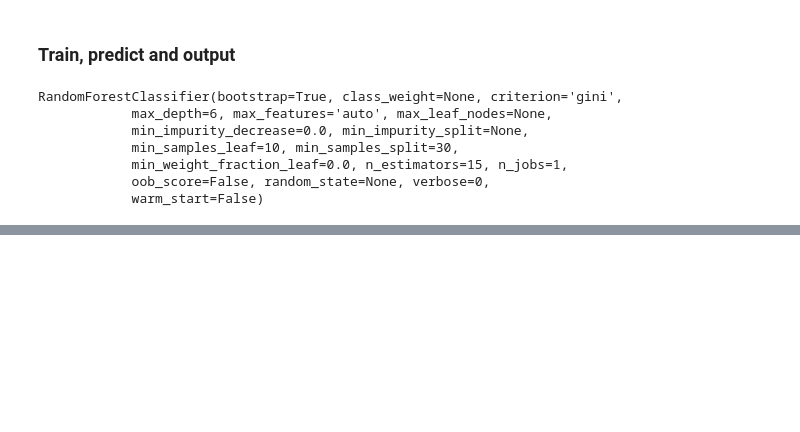
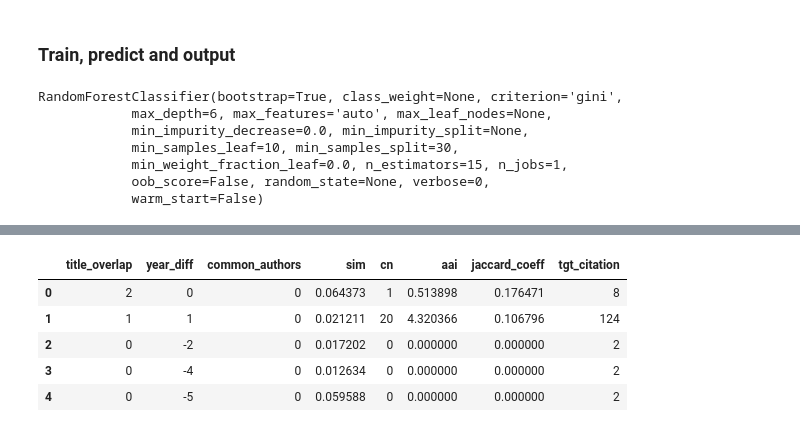
Before and after one commit to SWKG21/NLP-Class-Project1, a Jupyter notebook: RandomForests.ipynb, the cells around one changed output, grey strips where cells are left out. Saved outputs shown, nothing was run; the diff lists cells and outputs as text; code cells hidden in the pictures; blank space fills up the shorter version.

```diff
--- a/RandomForests.ipynb
+++ b/RandomForests.ipynb
@@ -164,0 +189,11 @@ df.to_csv('result/rf_reg3.csv', index=True, header=True)
+# %%
+X_train = pd.concat([train1.loc[:,['title_overlap', 'year_diff','common_authors','sim','cn','aai']], train2.loc[:,['jaccard_coeff','tgt_citation']]], axis=1)
+y_train = train1.loc[:,'link']
+X_train.head()
+# %% [output]
+|  | title_overlap | year_diff | common_authors | sim | cn | aai | jaccard_coeff | tgt_citation |
+| 0 | 2 | 0 | 0 | 0.064373 | 1 | 0.513898 | 0.176471 | 8 |
+| 1 | 1 | 1 | 0 | 0.021211 | 20 | 4.320366 | 0.106796 | 124 |
+| 2 | 0 | -2 | 0 | 0.017202 | 0 | 0.000000 | 0.000000 | 2 |
+| 3 | 0 | -4 | 0 | 0.012634 | 0 | 0.000000 | 0.000000 | 2 |
+| 4 | 0 | -5 | 0 | 0.059588 | 0 | 0.000000 | 0.000000 | 2 |
```
Also changed, not shown: parts of 47 cells of this notebook, 5 other files.
